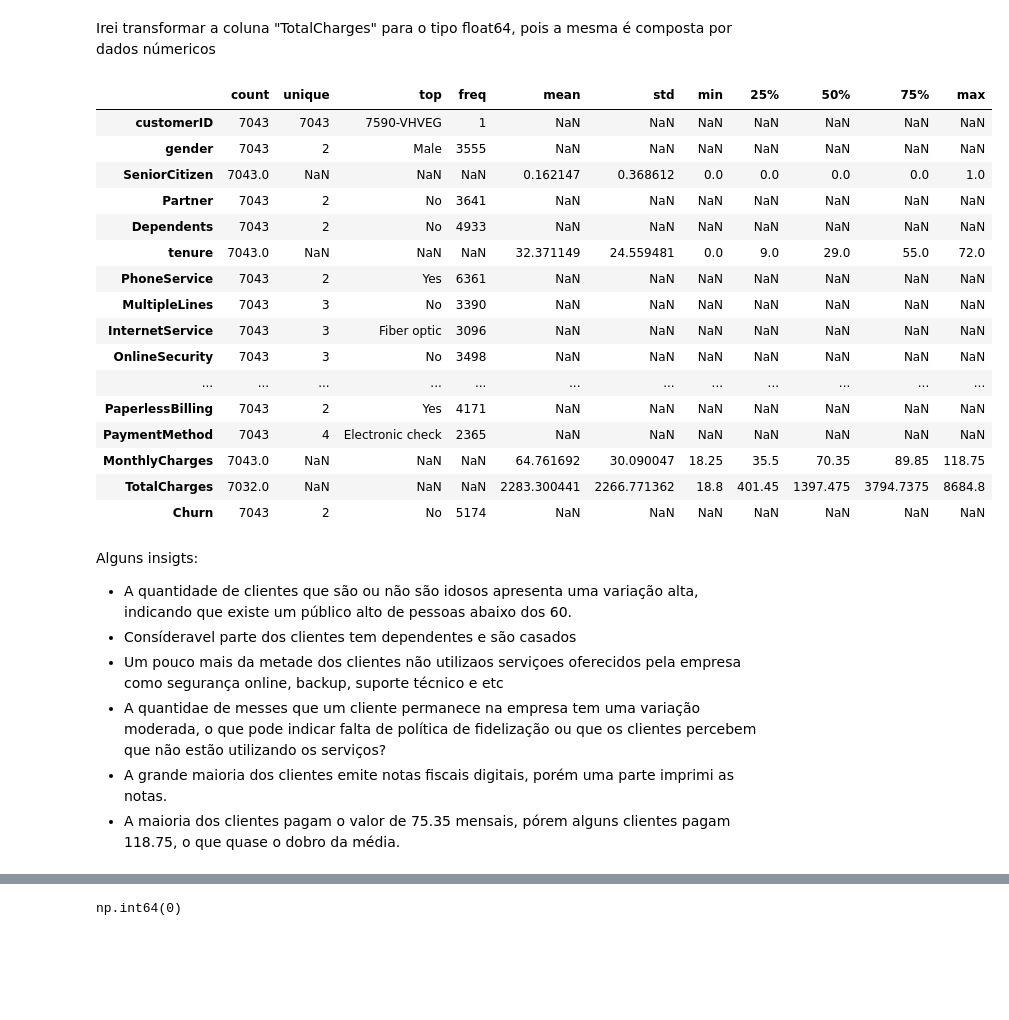
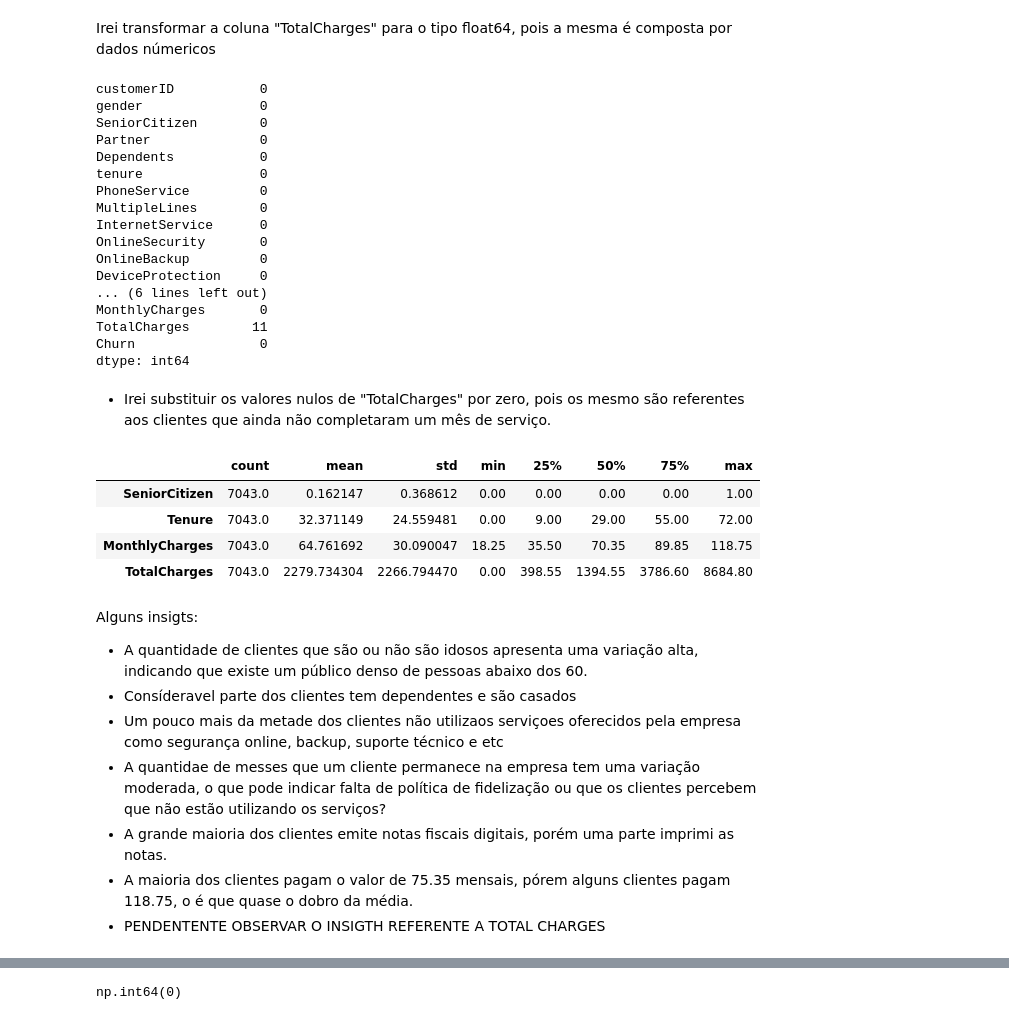
Before and after one commit to RebecaVBoas/Telco-Customer-Churn-Prediction, a Jupyter notebook: notebooks/EDA.ipynb, the cells around one changed output, grey strips where cells are left out. Drawn from its saved outputs; the diff is of its cells as text; code cells hidden in the pictures; blank space fills up the shorter version.

Commit message:
feat: exclusão de valores nulos e correção de tipo de dado em Total Charges

```diff
--- a/notebooks/EDA.ipynb
+++ b/notebooks/EDA.ipynb
@@ -176,32 +174,46 @@ O dataset tem 7043 linhas e 21 colunas
 Irei transformar a coluna "TotalCharges" para o tipo float64, pois a mesma é composta por dados númericos
 # %%
 df['TotalCharges'] = pd.to_numeric(df['TotalCharges'], errors='coerce')
+# %%
+#procurando por valores nulos
+df.isnull().sum()
+# %% [output]
+customerID           0
+gender               0
+SeniorCitizen        0
+Partner              0
+Dependents           0
+tenure               0
+PhoneService         0
+MultipleLines        0
+InternetService      0
+OnlineSecurity       0
+OnlineBackup         0
+DeviceProtection     0
+... (6 lines left out)
+MonthlyCharges       0
+TotalCharges        11
+Churn                0
+dtype: int64
+# %% [markdown]
+* Irei substituir os valores nulos de "TotalCharges" por zero, pois os mesmo são referentes aos clientes que ainda não completaram um mês de serviço.
+# %%
+df.loc[df['tenure'] == 0, 'TotalCharges'] = 0
 # %%
-df.describe(include = "all").T
+df.describe().T  #include = "all"
 # %% [output]
-|  | count | unique | top | freq | mean | std | min | 25% | 50% | 75% | max |
-| customerID | 7043 | 7043 | 7590-VHVEG | 1 | NaN | NaN | NaN | NaN | NaN | NaN | NaN |
-| gender | 7043 | 2 | Male | 3555 | NaN | NaN | NaN | NaN | NaN | NaN | NaN |
-| SeniorCitizen | 7043.0 | NaN | NaN | NaN | 0.162147 | 0.368612 | 0.0 | 0.0 | 0.0 | 0.0 | 1.0 |
-| Partner | 7043 | 2 | No | 3641 | NaN | NaN | NaN | NaN | NaN | NaN | NaN |
-| Dependents | 7043 | 2 | No | 4933 | NaN | NaN | NaN | NaN | NaN | NaN | NaN |
-| tenure | 7043.0 | NaN | NaN | NaN | 32.371149 | 24.559481 | 0.0 | 9.0 | 29.0 | 55.0 | 72.0 |
-| PhoneService | 7043 | 2 | Yes | 6361 | NaN | NaN | NaN | NaN | NaN | NaN | NaN |
-| MultipleLines | 7043 | 3 | No | 3390 | NaN | NaN | NaN | NaN | NaN | NaN | NaN |
-| InternetService | 7043 | 3 | Fiber optic | 3096 | NaN | NaN | NaN | NaN | NaN | NaN | NaN |
-| OnlineSecurity | 7043 | 3 | No | 3498 | NaN | NaN | NaN | NaN | NaN | NaN | NaN |
-| ... | ... | ... | ... | ... | ... | ... | ... | ... | ... | ... | ... |
-| PaperlessBilling | 7043 | 2 | Yes | 4171 | NaN | NaN | NaN | NaN | NaN | NaN | NaN |
-| PaymentMethod | 7043 | 4 | Electronic check | 2365 | NaN | NaN | NaN | NaN | NaN | NaN | NaN |
-| MonthlyCharges | 7043.0 | NaN | NaN | NaN | 64.761692 | 30.090047 | 18.25 | 35.5 | 70.35 | 89.85 | 118.75 |
-| TotalCharges | 7032.0 | NaN | NaN | NaN | 2283.300441 | 2266.771362 | 18.8 | 401.45 | 1397.475 | 3794.7375 | 8684.8 |
-| Churn | 7043 | 2 | No | 5174 | NaN | NaN | NaN | NaN | NaN | NaN | NaN |
+|  | count | mean | std | min | 25% | 50% | 75% | max |
+| SeniorCitizen | 7043.0 | 0.162147 | 0.368612 | 0.00 | 0.00 | 0.00 | 0.00 | 1.00 |
+| Tenure | 7043.0 | 32.371149 | 24.559481 | 0.00 | 9.00 | 29.00 | 55.00 | 72.00 |
+| MonthlyCharges | 7043.0 | 64.761692 | 30.090047 | 18.25 | 35.50 | 70.35 | 89.85 | 118.75 |
+| TotalCharges | 7043.0 | 2279.734304 | 2266.794470 | 0.00 | 398.55 | 1394.55 | 3786.60 | 8684.80 |
 # %% [markdown]
 Alguns insigts:
 
-* A quantidade de clientes que são ou não são idosos apresenta uma variação alta, indicando que existe um público alto de pessoas abaixo dos 60.
+* A quantidade de clientes que são ou não são idosos apresenta uma variação alta, indicando que existe um público denso de pessoas abaixo dos 60.
 * Consíderavel parte dos clientes tem dependentes e são casados
 * Um pouco mais da metade dos clientes não utilizaos serviçoes oferecidos pela empresa como segurança online, backup, suporte técnico e etc
 * A quantidae de messes que um cliente permanece na empresa tem uma variação moderada, o que pode indicar falta de política de fidelização ou que os clientes percebem que não estão utilizando os serviços?
 * A grande maioria dos clientes emite notas fiscais digitais, porém uma parte imprimi as notas.
-* A maioria dos clientes pagam o valor de 75.35 mensais, pórem alguns clientes pagam 118.75, o que quase o dobro da média.
+* A maioria dos clientes pagam o valor de 75.35 mensais, pórem alguns clientes pagam 118.75, o é que quase o dobro da média.
+* PENDENTENTE OBSERVAR O INSIGTH REFERENTE A TOTAL CHARGES
```
Also changed, not shown: parts of 7 cells of this notebook.
